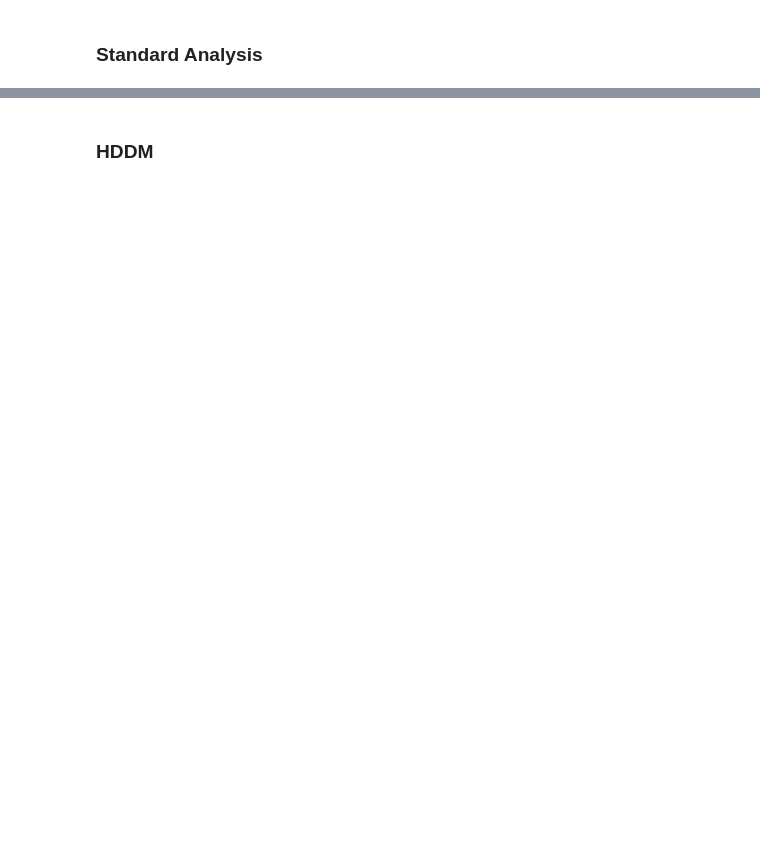
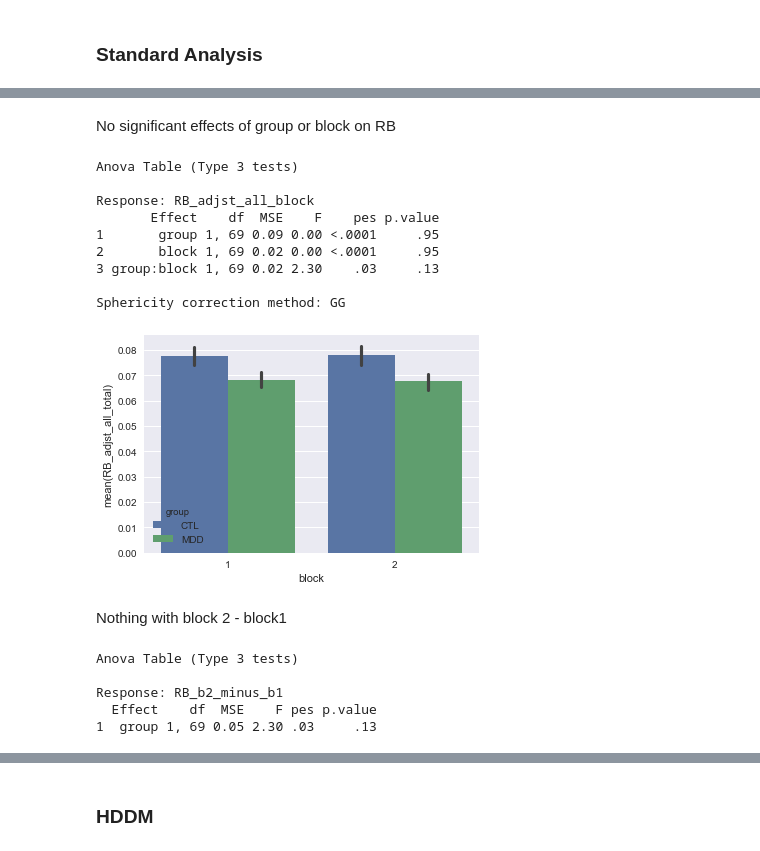
Before and after one commit to vlawlor/Kid-PRT, a Jupyter notebook: KIDPRT.ipynb, the cells around one changed output, grey strips where cells are left out. Cells and saved outputs as stored; diff of their text form; code cells hidden in the pictures; blank space fills up the shorter version.

```diff
--- a/KIDPRT.ipynb
+++ b/KIDPRT.ipynb
@@ -36,0 +289,14 @@ path2data = '/Users/victorialawlor/Work/Expts/KIDPRT/Data/'
+# %%
+for subject in data.subject.unique():
+    rb, disc = calc_rb(subject, data)
+    data.loc[data.subject == subject, 'RB_adjst_all_total'] = rb
+    data.loc[data.subject == subject, 'dis_adjst_all_total'] = disc
+    for block in data.block.unique():
+        rb, disc = calc_rb(subject, data[data.block == block])
+        data.loc[(data.subject == subject) & (data.block == block), 'RB_adjst_all_block'] = rb
+        data.loc[(data.subject == subject) & (data.block == block), 'dis_adjst_all_block'] = disc
+for subject in data.subject.unique():
+    block1_rb = data[(data.subject == subject) & (data.block == 1)].RB_adjst_all_block.mean()
+    block2_rb = data[(data.subject == subject) & (data.block == 2)].RB_adjst_all_block.mean()
+    b2_minus_b1 = block2_rb - block1_rb
+    data.loc[data.subject == subject, 'RB_b2_minus_b1'] = b2_minus_b1
@@ -36,0 +409,5 @@ path2data = '/Users/victorialawlor/Work/Expts/KIDPRT/Data/'
+# %%
+# take only the clean data
+data = data[data.outlier == 0]
+data = data[data.outlier_sub == 0]
+data.subjectID.nunique()
@@ -36,0 +416,14 @@ path2data = '/Users/victorialawlor/Work/Expts/KIDPRT/Data/'
+# %%
+for subject in data.subject.unique():
+    rb, disc = calc_rb(subject, data)
+    data.loc[data.subject == subject, 'RB_adjst_all_total'] = rb
+    data.loc[data.subject == subject, 'dis_adjst_all_total'] = disc
+    for block in data.block.unique():
+        rb, disc = calc_rb(subject, data[data.block == block])
+        data.loc[(data.subject == subject) & (data.block == block), 'RB_adjst_all_block'] = rb
+        data.loc[(data.subject == subject) & (data.block == block), 'dis_adjst_all_block'] = disc
+for subject in data.subject.unique():
+    block1_rb = data[(data.subject == subject) & (data.block == 1)].RB_adjst_all_block.mean()
+    block2_rb = data[(data.subject == subject) & (data.block == 2)].RB_adjst_all_block.mean()
+    b2_minus_b1 = block2_rb - block1_rb
+    data.loc[data.subject == subject, 'RB_b2_minus_b1'] = b2_minus_b1
@@ -42,0 +448,2 @@ path2data = '/Users/victorialawlor/Work/Expts/KIDPRT/Data/'
+# %%
+data = pd.read_csv('/Users/victorialawlor/Work/Expts/KIDPRT/Data/session1_trial_clean.csv')
@@ -42,0 +489,34 @@ path2data = '/Users/victorialawlor/Work/Expts/KIDPRT/Data/'
+# %% [markdown]
+No significant effects of group or block on RB
+# %%
+total_rb_plot = sns.barplot(y='RB_adjst_all_total', x = 'block', hue = 'group', data = data, ci=68)
+
+%Rpush data
+%R rb.aov <- aov_ez("subjectID", dv = "RB_adjst_all_block", \
+                                 data = data, within = "block", \
+                                 between = "group",anova_table=list(correction="GG", es = "pes"))
+%R print(rb.aov)
+# %% [output]
+Anova Table (Type 3 tests)
+
+Response: RB_adjst_all_block
+       Effect    df  MSE    F    pes p.value
+1       group 1, 69 0.09 0.00 <.0001     .95
+2       block 1, 69 0.02 0.00 <.0001     .95
+3 group:block 1, 69 0.02 2.30    .03     .13
+
+Sphericity correction method: GG
+[figure, added]
+# %% [markdown]
+Nothing with block 2 - block1
+# %%
+%Rpush data
+%R rb.aov <- aov_ez("subjectID", dv = "RB_b2_minus_b1", \
+                                 data = data, between = "group",anova_table=list(correction="GG", es = "pes"))
+%R print(rb.aov)
+# %% [output]
+Anova Table (Type 3 tests)
+
+Response: RB_b2_minus_b1
+  Effect    df  MSE    F pes p.value
+1  group 1, 69 0.05 2.30 .03     .13
```
Also changed, not shown: parts of 91 cells of this notebook.
